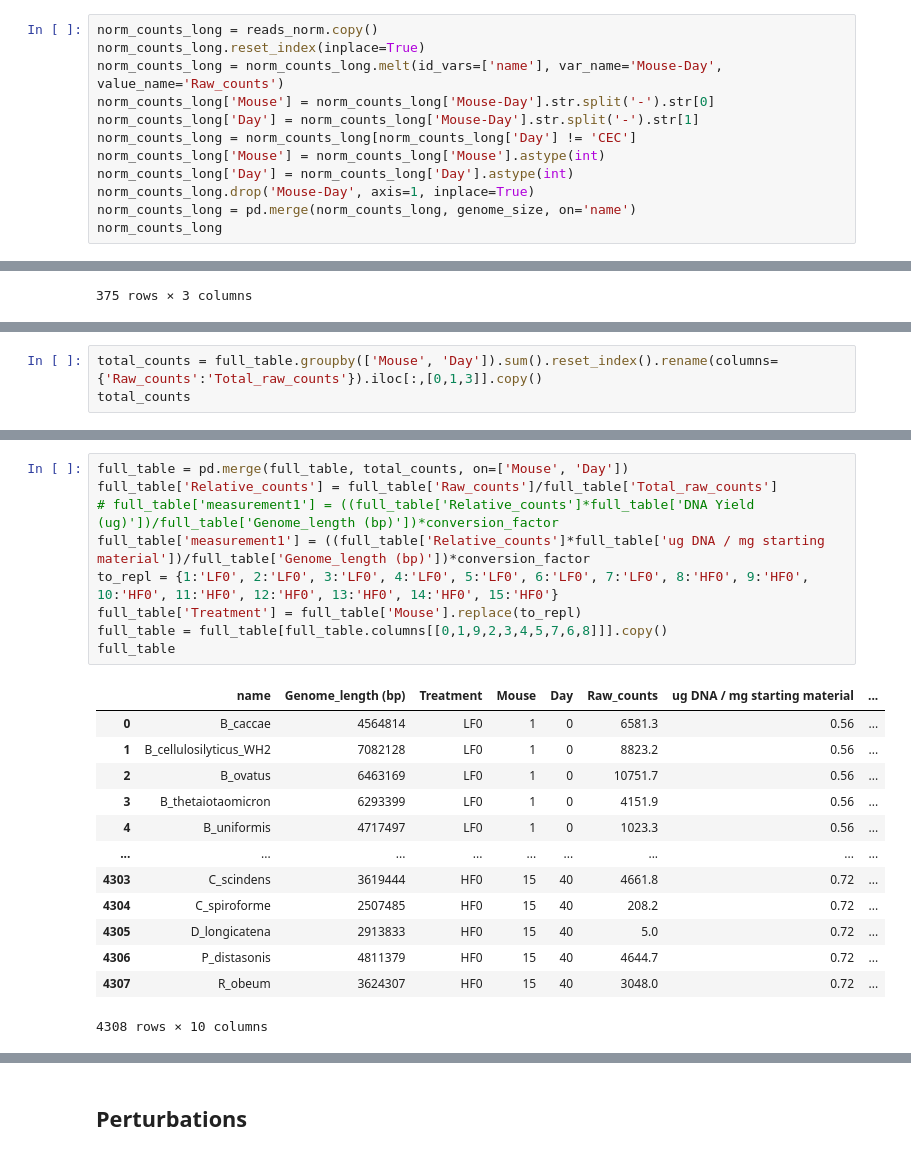
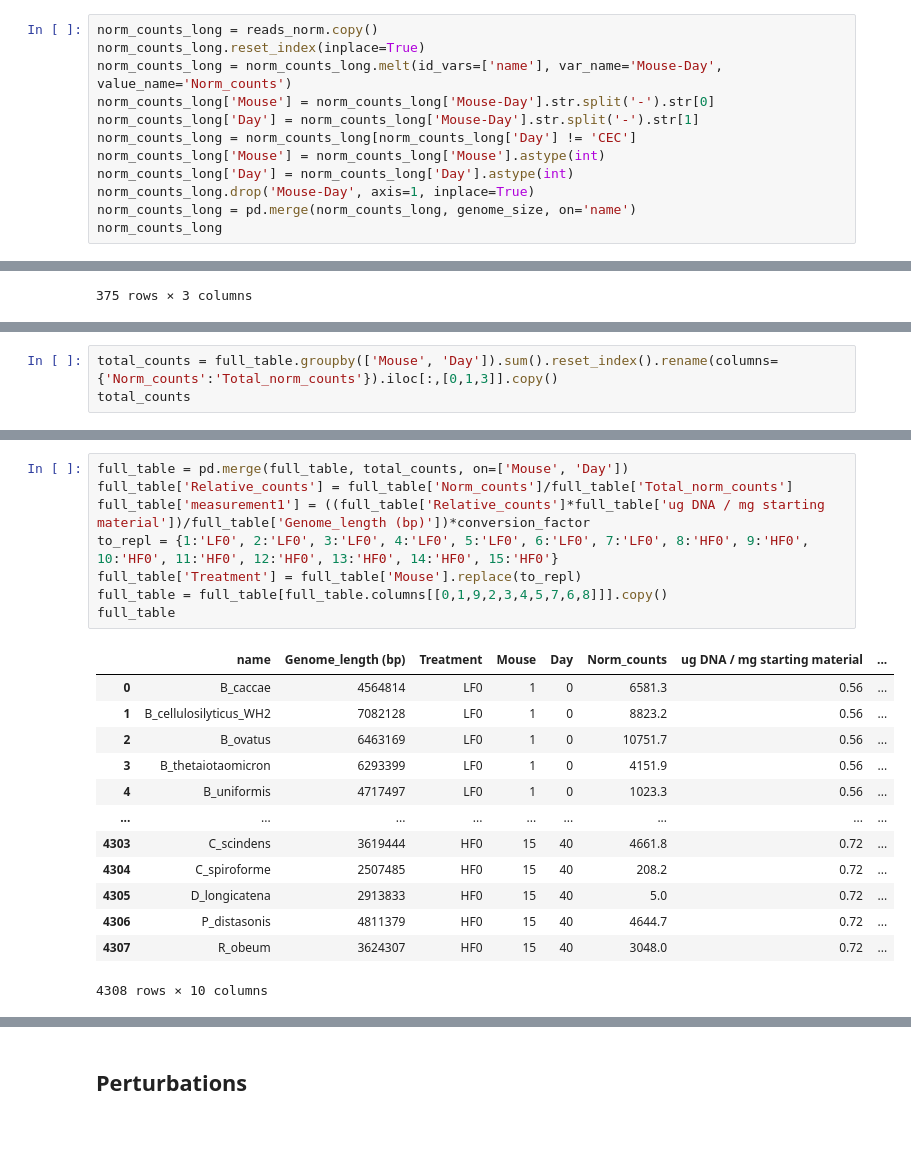
Before and after one commit to alejandrocs98/masters-thesis, a Jupyter notebook: ecological-modeling/data_preparation_mdsine2.ipynb, the cells around one changed output, grey strips where cells are left out. Cells and saved outputs as stored; diff of their text form.

```diff
--- a/ecological-modeling/data_preparation_mdsine2.ipynb
+++ b/ecological-modeling/data_preparation_mdsine2.ipynb
@@ -246,7 +246,7 @@ genome_size
 # %%
 norm_counts_long = reads_norm.copy()
 norm_counts_long.reset_index(inplace=True)
-norm_counts_long = norm_counts_long.melt(id_vars=['name'], var_name='Mouse-Day', value_name='Raw_counts')
+norm_counts_long = norm_counts_long.melt(id_vars=['name'], var_name='Mouse-Day', value_name='Norm_counts')
 norm_counts_long['Mouse'] = norm_counts_long['Mouse-Day'].str.split('-').str[0]
 norm_counts_long['Day'] = norm_counts_long['Mouse-Day'].str.split('-').str[1]
 norm_counts_long = norm_counts_long[norm_counts_long['Day'] != 'CEC']
@@ -308,6 +308,6 @@ full_table
 | 4307 | R_obeum | 3624307 | 15 | 40 | 3048.0 | 0.72 |
 4308 rows × 6 columns
 # %%
-total_counts = full_table.groupby(['Mouse', 'Day']).sum().reset_index().rename(columns={'Raw_counts':'Total_raw_counts'}).iloc[:,[0,1,3]].copy()
+total_counts = full_table.groupby(['Mouse', 'Day']).sum().reset_index().rename(columns={'Norm_counts':'Total_norm_counts'}).iloc[:,[0,1,3]].copy()
 total_counts
 # %% [output]
@@ -326,15 +326,14 @@ total_counts
 359 rows × 3 columns
 # %%
 full_table = pd.merge(full_table, total_counts, on=['Mouse', 'Day'])
-full_table['Relative_counts'] = full_table['Raw_counts']/full_table['Total_raw_counts']
-# full_table['measurement1'] = ((full_table['Relative_counts']*full_table['DNA Yield (ug)'])/full_table['Genome_length (bp)'])*conversion_factor
+full_table['Relative_counts'] = full_table['Norm_counts']/full_table['Total_norm_counts']
 full_table['measurement1'] = ((full_table['Relative_counts']*full_table['ug DNA / mg starting material'])/full_table['Genome_length (bp)'])*conversion_factor
 to_repl = {1:'LF0', 2:'LF0', 3:'LF0', 4:'LF0', 5:'LF0', 6:'LF0', 7:'LF0', 8:'HF0', 9:'HF0', 10:'HF0', 11:'HF0', 12:'HF0', 13:'HF0', 14:'HF0', 15:'HF0'}
 full_table['Treatment'] = full_table['Mouse'].replace(to_repl)
 full_table = full_table[full_table.columns[[0,1,9,2,3,4,5,7,6,8]]].copy()
 full_table
 # %% [output]
-|  | name | Genome_length (bp) | Treatment | Mouse | Day | Raw_counts | ug DNA / mg starting material | ... |
+|  | name | Genome_length (bp) | Treatment | Mouse | Day | Norm_counts | ug DNA / mg starting material | ... |
 | 0 | B_caccae | 4564814 | LF0 | 1 | 0 | 6581.3 | 0.56 | ... |
 | 1 | B_cellulosilyticus_WH2 | 7082128 | LF0 | 1 | 0 | 8823.2 | 0.56 | ... |
 | 2 | B_ovatus | 6463169 | LF0 | 1 | 0 | 10751.7 | 0.56 | ... |
```
Also changed, not shown: parts of 10 cells of this notebook, 3 other files.
